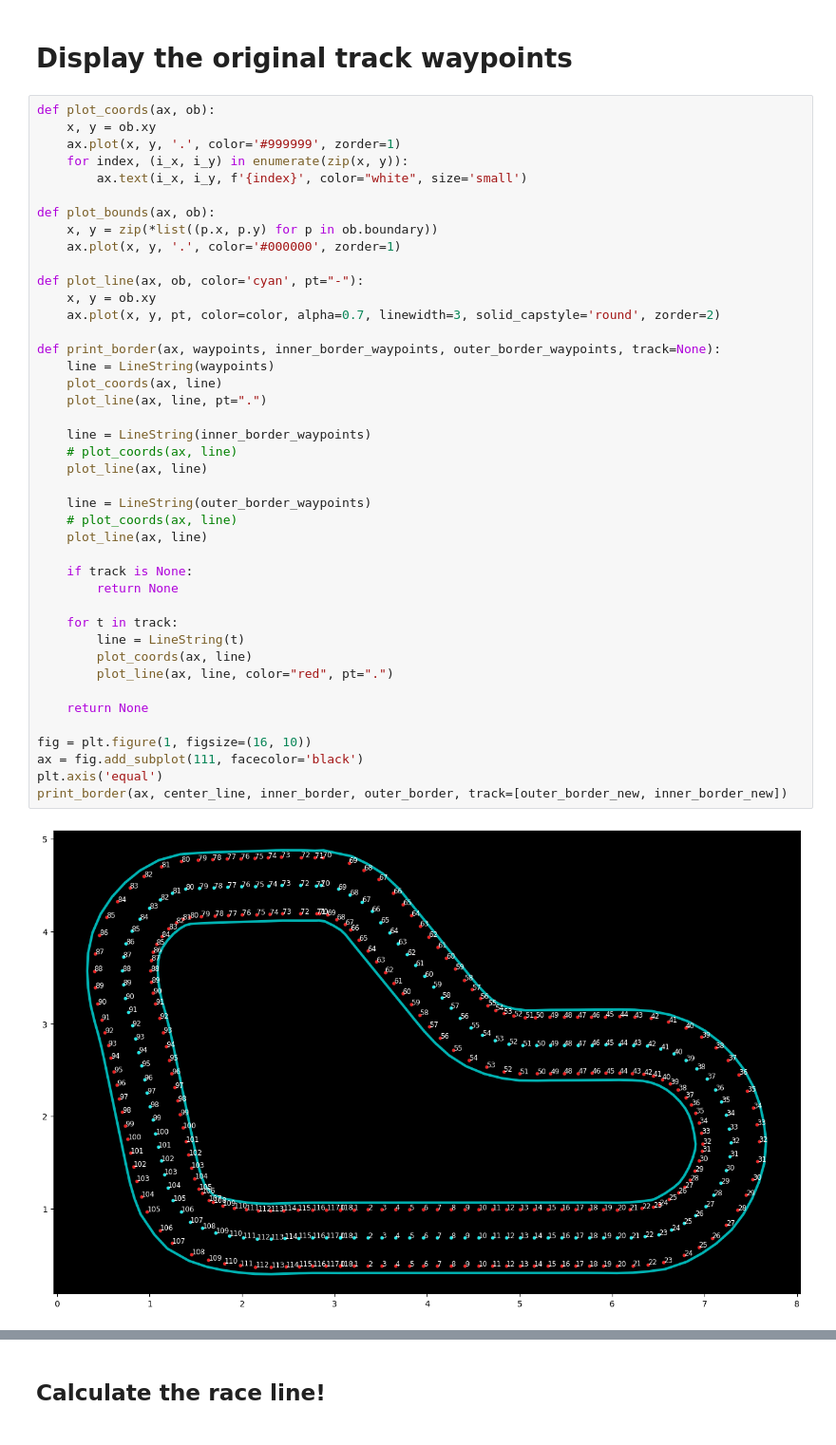
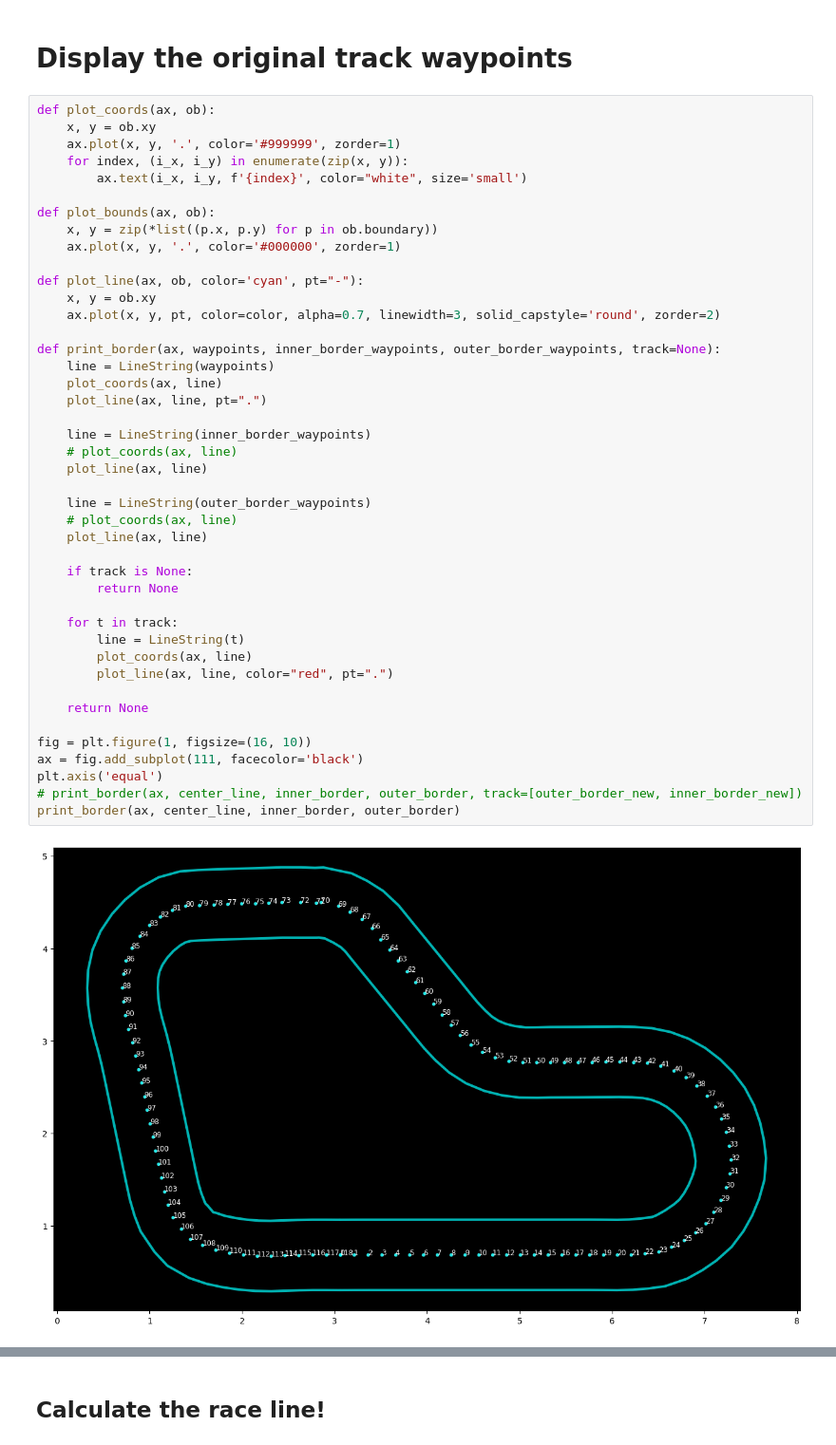
Before and after one commit to yang0369/AWS_DeepRacer, a Jupyter notebook: Calculate_Path_And_Speed/Race-Line-Calculation.ipynb, the cells around one changed output, grey strips where cells are left out. Shown at 95% size. Saved outputs shown, nothing was run; the diff lists cells and outputs as text.

```diff
--- a/Calculate_Path_And_Speed/Race-Line-Calculation.ipynb
+++ b/Calculate_Path_And_Speed/Race-Line-Calculation.ipynb
@@ -112,35 +112,36 @@ def plot_line(ax, ob, color='cyan', pt="-"):
     x, y = ob.xy
     ax.plot(x, y, pt, color=color, alpha=0.7, linewidth=3, solid_capstyle='round', zorder=2)
 
 def print_border(ax, waypoints, inner_border_waypoints, outer_border_waypoints, track=None):
     line = LineString(waypoints)
     plot_coords(ax, line)
     plot_line(ax, line, pt=".")
 
     line = LineString(inner_border_waypoints)
     # plot_coords(ax, line)
     plot_line(ax, line)
 
     line = LineString(outer_border_waypoints)
     # plot_coords(ax, line)
     plot_line(ax, line)
 
     if track is None:
         return None
 
     for t in track:
         line = LineString(t)
         plot_coords(ax, line)
         plot_line(ax, line, color="red", pt=".")
 
     return None
 
 fig = plt.figure(1, figsize=(16, 10))
 ax = fig.add_subplot(111, facecolor='black')
 plt.axis('equal')
-print_border(ax, center_line, inner_border, outer_border, track=[outer_border_new, inner_border_new])
+# print_border(ax, center_line, inner_border, outer_border, track=[outer_border_new, inner_border_new])
+print_border(ax, center_line, inner_border, outer_border)
 # %% [output]
-[figure, old version]
+[figure, new version]
 # %%
 # From https://github.com/e-koch/ewky_scripts/blob/master/curvature.py
 
```
Also changed, not shown: parts of 6 cells of this notebook, 4 other files.
